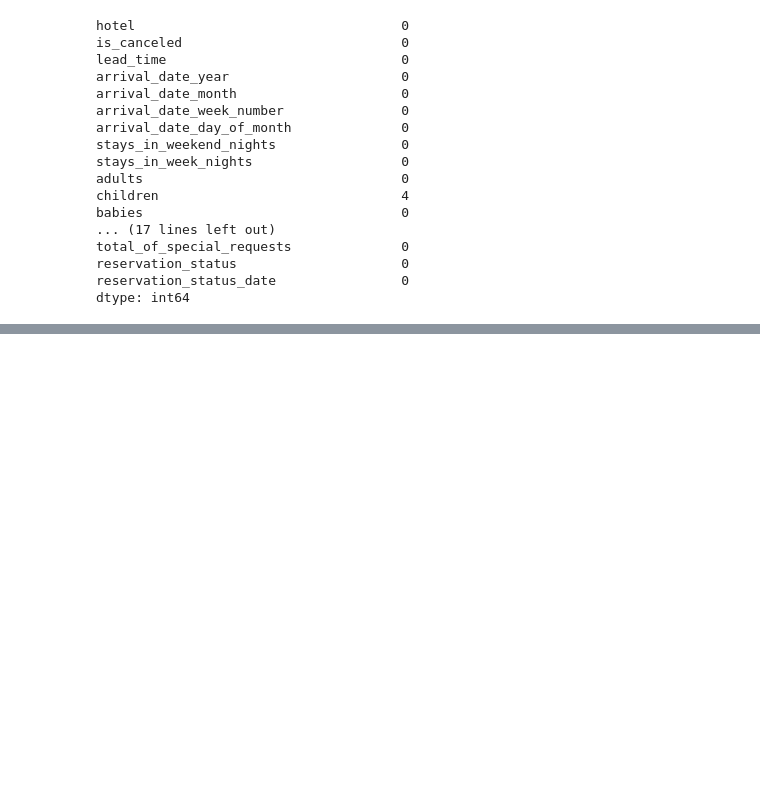
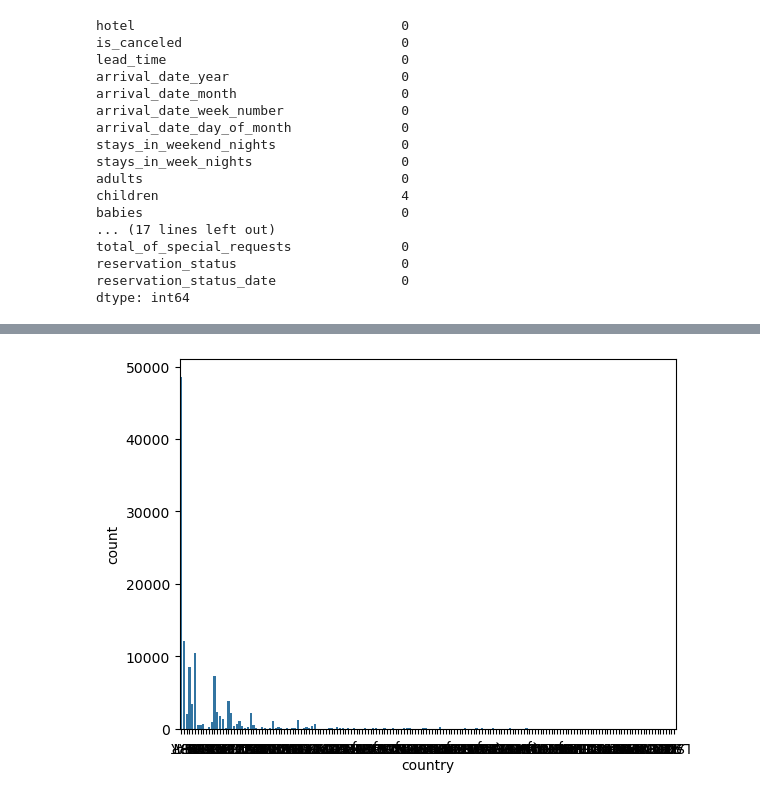
Before and after one commit to mohammed-fariz/project1, a Jupyter notebook: Hotel booking cancellation prediction/data collection.ipynb, the cells around one changed output, grey strips where cells are left out. Cells and saved outputs as stored; diff of their text form; code cells hidden in the pictures; blank space fills up the shorter version.

```diff
--- a/Hotel booking cancellation prediction/data collection.ipynb
+++ b/Hotel booking cancellation prediction/data collection.ipynb
@@ -51,0 +69,6 @@ Index(['hotel', 'is_canceled', 'lead_time', 'arrival_date_year',
+# %%
+sns.countplot(x='country',data=df)
+plt.xticks(rotation=180)
+plt.show()
+# %% [output]
+[figure, added]
```
Also changed, not shown: parts of 32 cells of this notebook, 1 other file.
